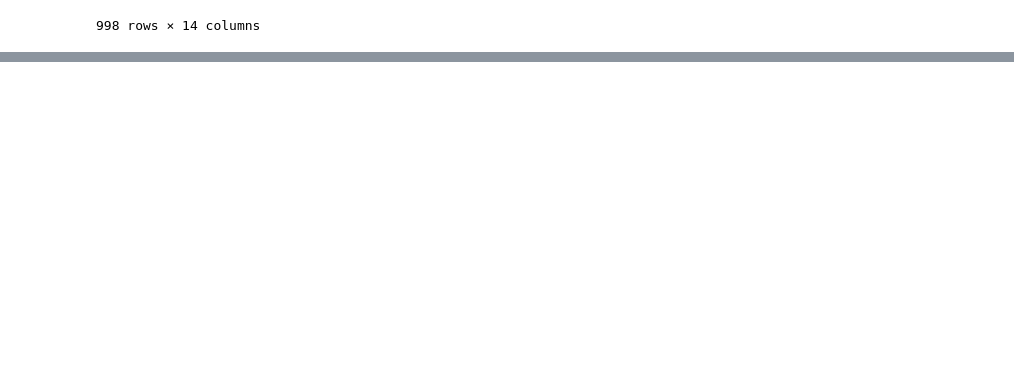
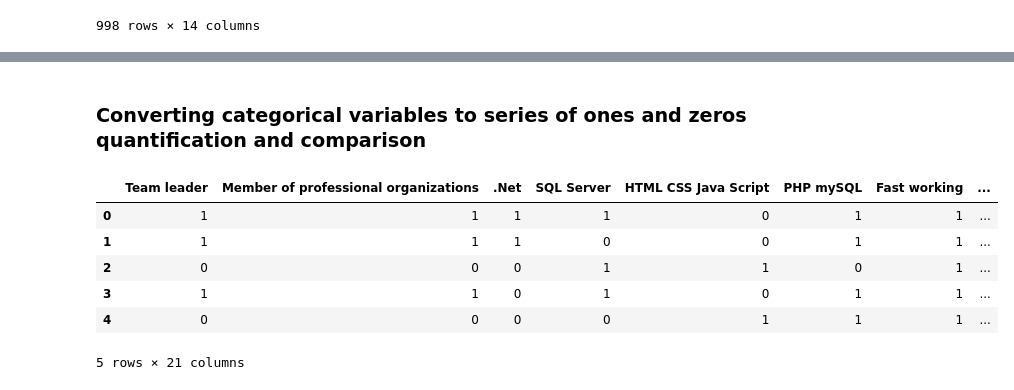
Before and after one commit to BITS-ASSIGNMENT-GROUP-186/association-rule-mining, a Jupyter notebook: Association_Rule_Mining.ipynb, the cells around one changed output, grey strips where cells are left out. Drawn from its saved outputs; the diff is of its cells as text; code cells hidden in the pictures; blank space fills up the shorter version.

```diff
--- a/Association_Rule_Mining.ipynb
+++ b/Association_Rule_Mining.ipynb
@@ -114,0 +100,9 @@ Confidence and lift for this rule : 0.25806451612903225 and 2.5499840306611303 r
+# %%
+# Normalizing employment period values through equal width binning
+
+employee_skills_df['Employment period'].describe()
+
+employment_period_bin_label = ['0-5', '6-10', '11-15', '16-20']
+cut_bins_employment_period = [0, 5, 10, 15, 20]
+employee_skills_df['Employment period'] = pd.cut(employee_skills_df['Employment period'], bins=cut_bins_employment_period, labels=employment_period_bin_label)
+employee_skills_df.head()
@@ -114,0 +116,9 @@ Confidence and lift for this rule : 0.25806451612903225 and 2.5499840306611303 r
+# %%
+# Normalizing age values through equal width binning
+
+employee_skills_df['Age'].describe()
+
+age_bin_label = ['20-30', '31-40', '41-50', '51-60']
+cut_bins_age = [20, 30, 40, 50, 60]
+employee_skills_df['Age'] = pd.cut(employee_skills_df['Age'], bins=cut_bins_age, labels=age_bin_label)
+employee_skills_df.head()
@@ -114,0 +132,9 @@ Confidence and lift for this rule : 0.25806451612903225 and 2.5499840306611303 r
+# %%
+# Normalizing employee's time in current department values through equal width binning
+
+employee_skills_df['Time in current department'].describe()
+
+current_department_bin_label = ['0-3', '4-6', '7-9', '10-12']
+cut_bins_curr_dept = [0, 3, 6, 9, 12]
+employee_skills_df['Time in current department'] = pd.cut(employee_skills_df['Time in current department'], bins=cut_bins_curr_dept, labels=current_department_bin_label)
+employee_skills_df.head()
@@ -114,0 +148,13 @@ Confidence and lift for this rule : 0.25806451612903225 and 2.5499840306611303 r
+# %% [markdown]
+### Converting categorical variables to series of ones and zeros quantification and comparison
+# %%
+employee_skills_df = pd.get_dummies(employee_skills_df, columns=['Employment period', 'Age', 'Time in current department'])
+employee_skills_df.head()
+# %% [output]
+|  | Team leader | Member of professional organizations | .Net | SQL Server | HTML CSS Java Script | PHP mySQL | Fast working | ... |
+| 0 | 1 | 1 | 1 | 1 | 0 | 1 | 1 | ... |
+| 1 | 1 | 1 | 1 | 0 | 0 | 1 | 1 | ... |
+| 2 | 0 | 0 | 0 | 1 | 1 | 0 | 1 | ... |
+| 3 | 1 | 1 | 0 | 1 | 0 | 1 | 1 | ... |
+| 4 | 0 | 0 | 0 | 0 | 1 | 1 | 1 | ... |
+5 rows × 21 columns
```
Also changed, not shown: parts of 20 cells of this notebook, 1 other file.
